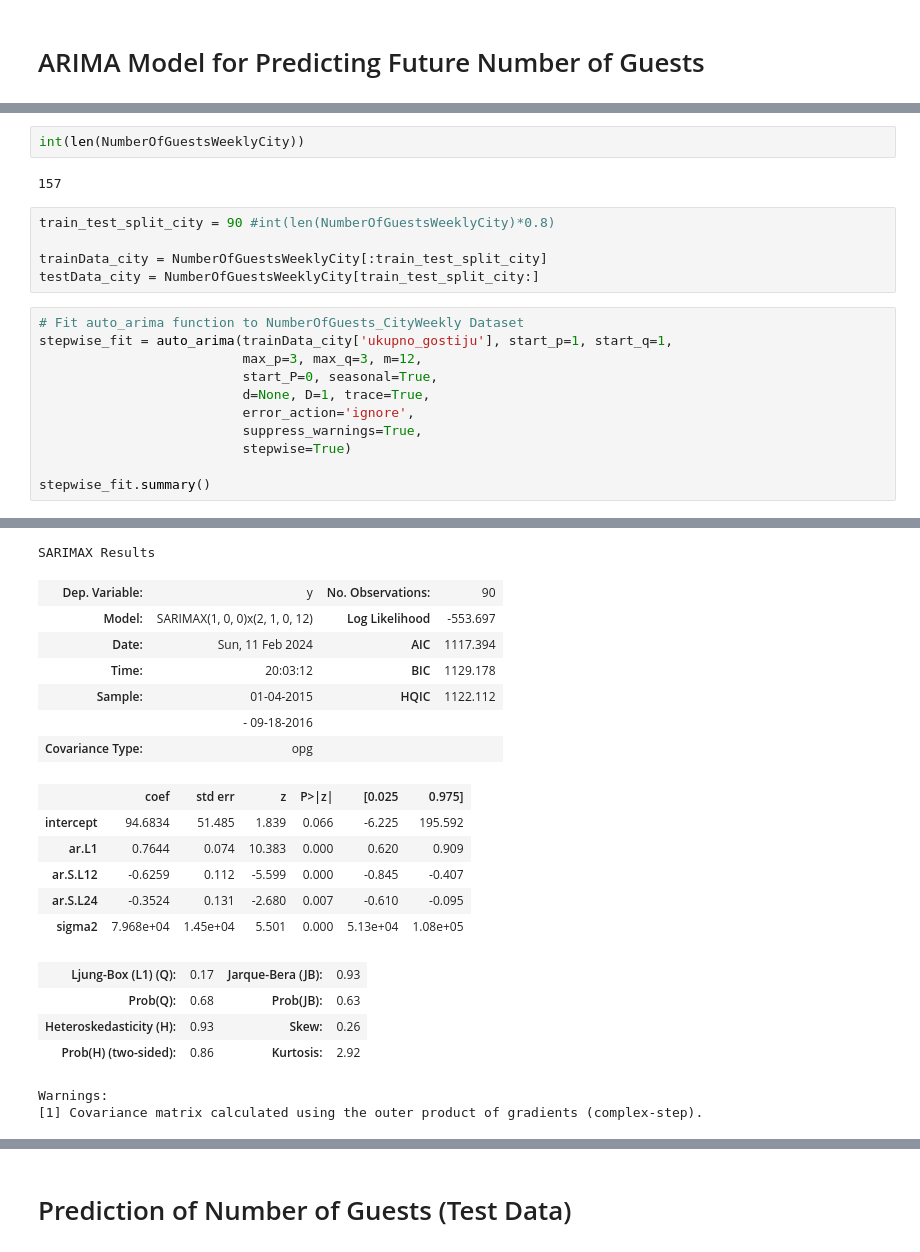
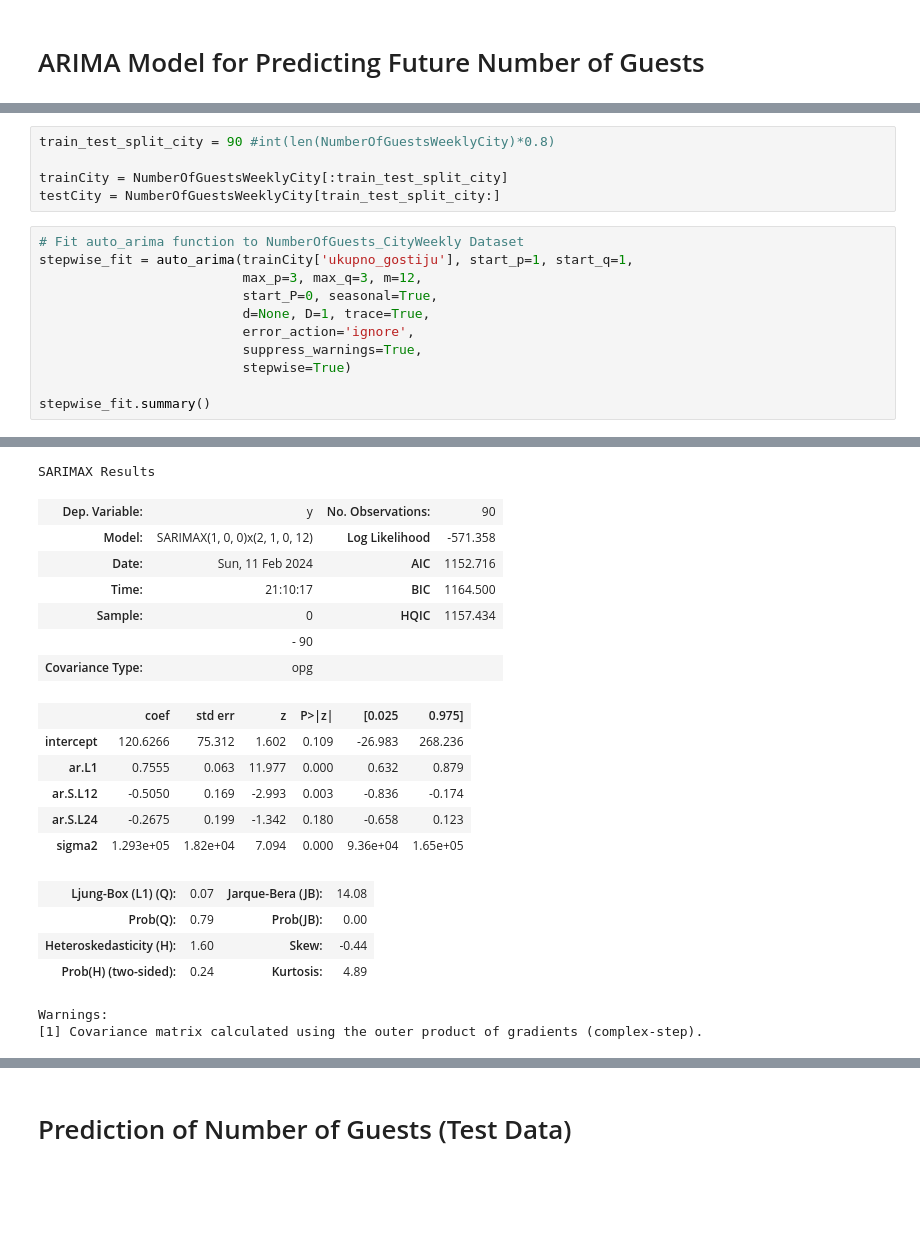
Before and after one commit to MarkoHaralovic/Prediction-of-Hotel-Occupancy, a Jupyter notebook: prediction-of-hotel-occupancy/notebooks/hotel-booking-demand-num-of-guest-prediction.ipynb, the cells around one changed output, grey strips where cells are left out. Drawn from its saved outputs; the diff is of its cells as text; blank space fills up the shorter version.

```diff
--- a/prediction-of-hotel-occupancy/notebooks/hotel-booking-demand-num-of-guest-prediction.ipynb
+++ b/prediction-of-hotel-occupancy/notebooks/hotel-booking-demand-num-of-guest-prediction.ipynb
@@ -296,15 +313,11 @@ plt.show()
-# %%
-int(len(NumberOfGuestsWeeklyCity))
-# %% [output]
-157
 # %%
 train_test_split_city = 90 #int(len(NumberOfGuestsWeeklyCity)*0.8)
 
-trainData_city = NumberOfGuestsWeeklyCity[:train_test_split_city]
-testData_city = NumberOfGuestsWeeklyCity[train_test_split_city:]
+trainCity = NumberOfGuestsWeeklyCity[:train_test_split_city]
+testCity = NumberOfGuestsWeeklyCity[train_test_split_city:]
 # %%
 # Fit auto_arima function to NumberOfGuests_CityWeekly Dataset
-stepwise_fit = auto_arima(trainData_city['ukupno_gostiju'], start_p=1, start_q=1,
+stepwise_fit = auto_arima(trainCity['ukupno_gostiju'], start_p=1, start_q=1,
                           max_p=3, max_q=3, m=12,
                           start_P=0, seasonal=True,
                           d=None, D=1, trace=True,
@@ -336,21 +349,21 @@ Total fit time: 13.010 seconds
 SARIMAX Results
 | Dep. Variable: | y | No. Observations: | 90 |
-| Model: | SARIMAX(1, 0, 0)x(2, 1, 0, 12) | Log Likelihood | -553.697 |
-| Date: | Sun, 11 Feb 2024 | AIC | 1117.394 |
-| Time: | 20:03:12 | BIC | 1129.178 |
-| Sample: | 01-04-2015 | HQIC | 1122.112 |
-|  | - 09-18-2016 |  |  |
+| Model: | SARIMAX(1, 0, 0)x(2, 1, 0, 12) | Log Likelihood | -571.358 |
+| Date: | Sun, 11 Feb 2024 | AIC | 1152.716 |
+| Time: | 21:10:17 | BIC | 1164.500 |
+| Sample: | 0 | HQIC | 1157.434 |
+|  | - 90 |  |  |
 | Covariance Type: | opg |  |  |
 |  | coef | std err | z | P>|z| | [0.025 | 0.975] |
-| intercept | 94.6834 | 51.485 | 1.839 | 0.066 | -6.225 | 195.592 |
-| ar.L1 | 0.7644 | 0.074 | 10.383 | 0.000 | 0.620 | 0.909 |
-| ar.S.L12 | -0.6259 | 0.112 | -5.599 | 0.000 | -0.845 | -0.407 |
-| ar.S.L24 | -0.3524 | 0.131 | -2.680 | 0.007 | -0.610 | -0.095 |
-| sigma2 | 7.968e+04 | 1.45e+04 | 5.501 | 0.000 | 5.13e+04 | 1.08e+05 |
+| intercept | 120.6266 | 75.312 | 1.602 | 0.109 | -26.983 | 268.236 |
+| ar.L1 | 0.7555 | 0.063 | 11.977 | 0.000 | 0.632 | 0.879 |
+| ar.S.L12 | -0.5050 | 0.169 | -2.993 | 0.003 | -0.836 | -0.174 |
+| ar.S.L24 | -0.2675 | 0.199 | -1.342 | 0.180 | -0.658 | 0.123 |
+| sigma2 | 1.293e+05 | 1.82e+04 | 7.094 | 0.000 | 9.36e+04 | 1.65e+05 |
-| Ljung-Box (L1) (Q): | 0.17 | Jarque-Bera (JB): | 0.93 |
-| Prob(Q): | 0.68 | Prob(JB): | 0.63 |
-| Heteroskedasticity (H): | 0.93 | Skew: | 0.26 |
-| Prob(H) (two-sided): | 0.86 | Kurtosis: | 2.92 |
+| Ljung-Box (L1) (Q): | 0.07 | Jarque-Bera (JB): | 14.08 |
+| Prob(Q): | 0.79 | Prob(JB): | 0.00 |
+| Heteroskedasticity (H): | 1.60 | Skew: | -0.44 |
+| Prob(H) (two-sided): | 0.24 | Kurtosis: | 4.89 |
 Warnings:
 [1] Covariance matrix calculated using the outer product of gradients (complex-step).
 # %%
```
Also changed, not shown: parts of 15 cells of this notebook.
